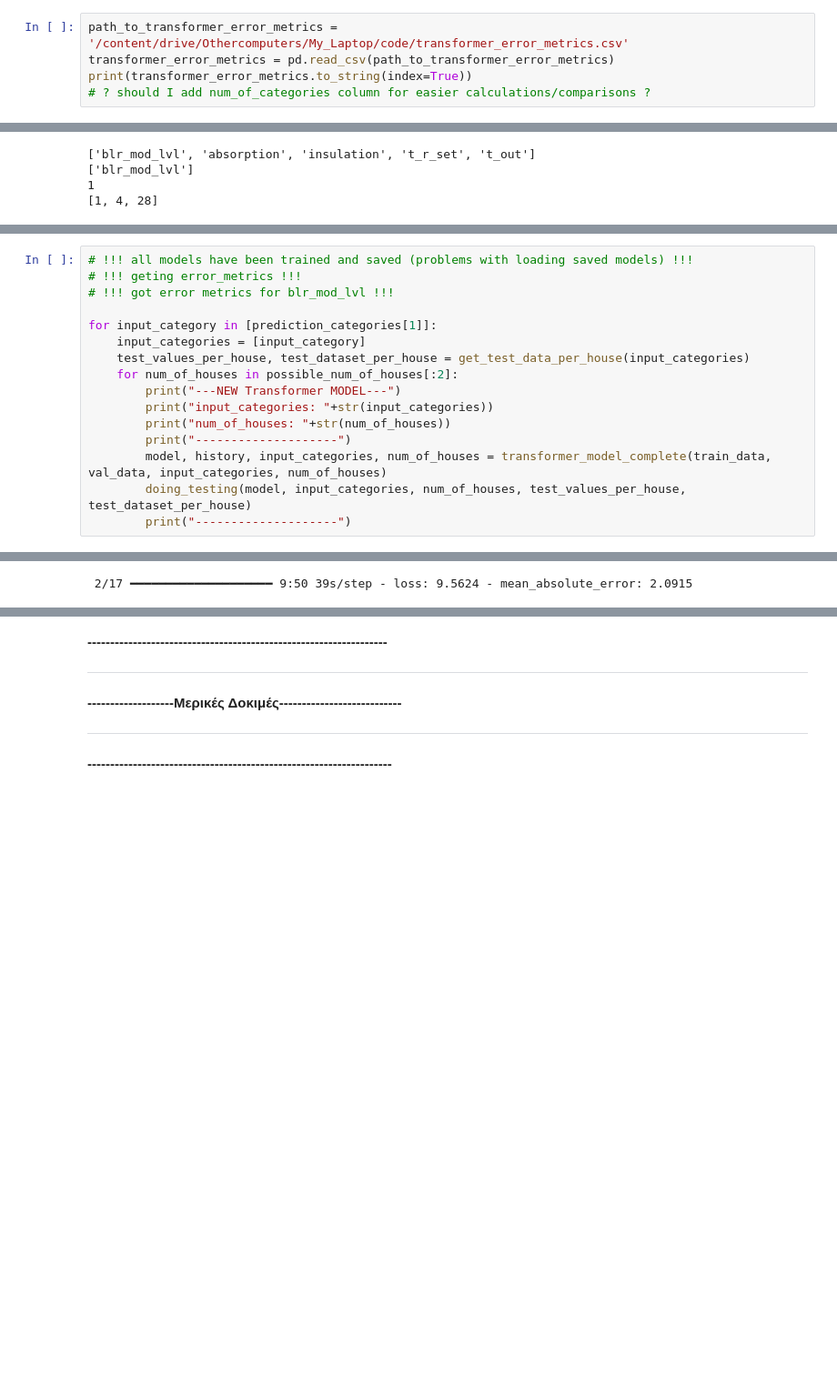
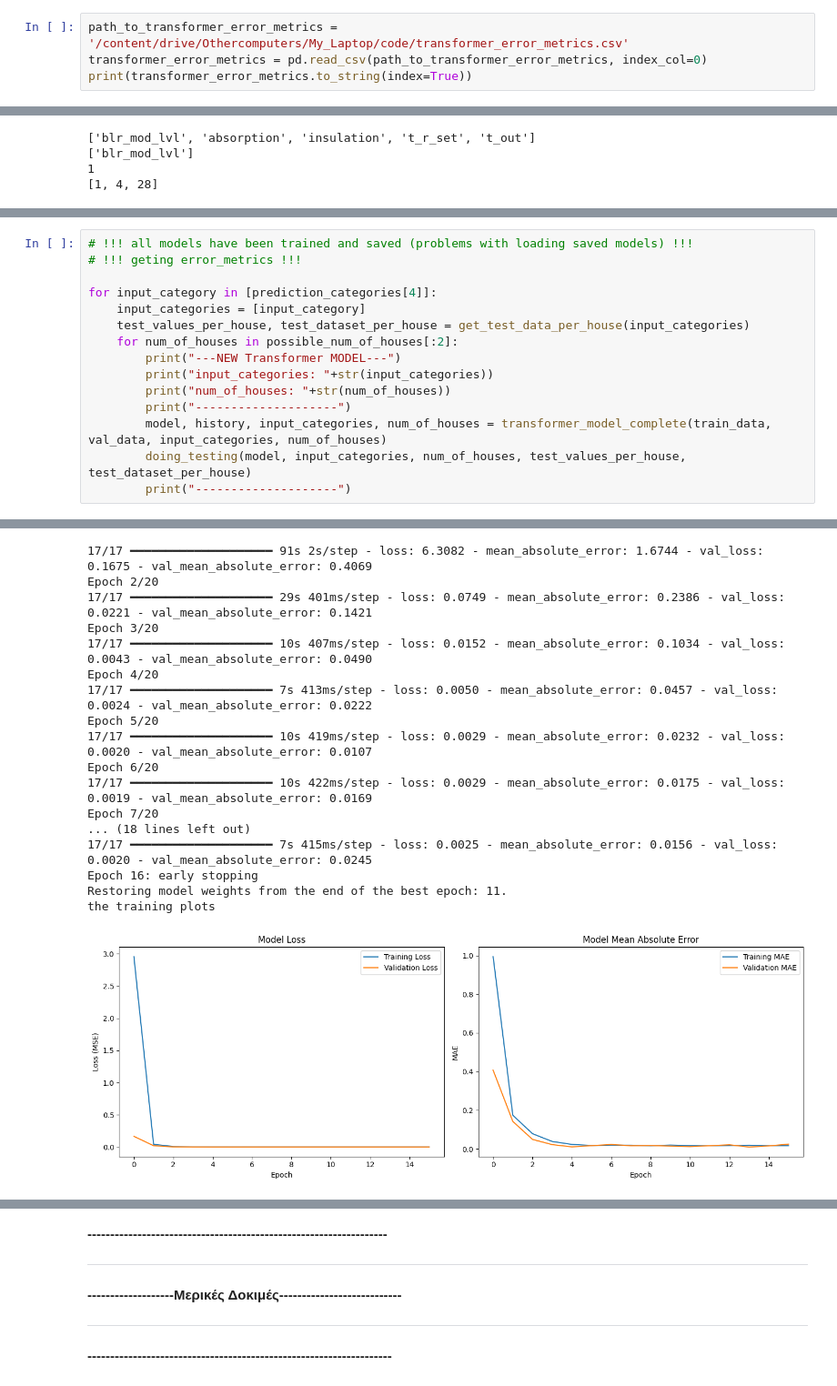
Before and after one commit to GeorgiosKalaras/boilers, a Jupyter notebook: code/processing_data.ipynb, the cells around one changed output, grey strips where cells are left out. Shown: that part at 91% size. Drawn from its saved outputs; the diff is of its cells as text; blank space fills up the shorter version.

Commit message:
error metrics calculations, display

```diff
--- a/code/processing_data.ipynb
+++ b/code/processing_data.ipynb
@@ -588,9 +588,8 @@ def update_transformer_error_metrics(new_house_df, model_name, path_to_transform
     return transformer_error_metrics
 # %%
 path_to_transformer_error_metrics = '/content/drive/Othercomputers/My_Laptop/code/transformer_error_metrics.csv'
-transformer_error_metrics = pd.read_csv(path_to_transformer_error_metrics)
+transformer_error_metrics = pd.read_csv(path_to_transformer_error_metrics, index_col=0)
 print(transformer_error_metrics.to_string(index=True))
-# ? should I add num_of_categories column for easier calculations/comparisons ?
 # %% [output]
                           Unnamed: 0   categories  num_of_houses  MAE_relevant_houses  MSE_relevant_houses  RMSE_relevant_houses  R2_relevant_houses  MAE_all_houses  MSE_all_houses  RMSE_all_houses  R ...
 0   transformer_blr_mod_lvl_houses_1  blr_mod_lvl              1             1.182187            12.565918              3.544844           -0.029515        2.100211       45.761288         6.152578    ...
@@ -657,9 +662,8 @@ absorption
 # %%
 # !!! all models have been trained and saved (problems with loading saved models) !!!
 # !!! geting error_metrics !!!
-# !!! got error metrics for blr_mod_lvl !!!
 
-for input_category in [prediction_categories[1]]:
+for input_category in [prediction_categories[4]]:
     input_categories = [input_category]
     test_values_per_house, test_dataset_per_house = get_test_data_per_house(input_categories)
     for num_of_houses in possible_num_of_houses[:2]:
@@ -676,14 +680,31 @@ input_categories: ['absorption']
 num_of_houses: 1
 --------------------
 splitting data
 getting datasets
 printing shapes and getting num_of_categories
 (134, 1440, 1)
 (134, 1440)
 (33, 1440, 1)
 (33, 1440)
 Number of categories for prediction: 1
 making transformer model
 training transformer model
 Epoch 1/20
- 2/17 ━━━━━━━━━━━━━━━━━━━━ 9:50 39s/step - loss: 9.5624 - mean_absolute_error: 2.0915
+17/17 ━━━━━━━━━━━━━━━━━━━━ 91s 2s/step - loss: 6.3082 - mean_absolute_error: 1.6744 - val_loss: 0.1675 - val_mean_absolute_error: 0.4069
+Epoch 2/20
+17/17 ━━━━━━━━━━━━━━━━━━━━ 29s 401ms/step - loss: 0.0749 - mean_absolute_error: 0.2386 - val_loss: 0.0221 - val_mean_absolute_error: 0.1421
+Epoch 3/20
+17/17 ━━━━━━━━━━━━━━━━━━━━ 10s 407ms/step - loss: 0.0152 - mean_absolute_error: 0.1034 - val_loss: 0.0043 - val_mean_absolute_error: 0.0490
+Epoch 4/20
+17/17 ━━━━━━━━━━━━━━━━━━━━ 7s 413ms/step - loss: 0.0050 - mean_absolute_error: 0.0457 - val_loss: 0.0024 - val_mean_absolute_error: 0.0222
+Epoch 5/20
+17/17 ━━━━━━━━━━━━━━━━━━━━ 10s 419ms/step - loss: 0.0029 - mean_absolute_error: 0.0232 - val_loss: 0.0020 - val_mean_absolute_error: 0.0107
+Epoch 6/20
+17/17 ━━━━━━━━━━━━━━━━━━━━ 10s 422ms/step - loss: 0.0029 - mean_absolute_error: 0.0175 - val_loss: 0.0019 - val_mean_absolute_error: 0.0169
+Epoch 7/20
+... (18 lines left out)
+17/17 ━━━━━━━━━━━━━━━━━━━━ 7s 415ms/step - loss: 0.0025 - mean_absolute_error: 0.0156 - val_loss: 0.0020 - val_mean_absolute_error: 0.0245
+Epoch 16: early stopping
+Restoring model weights from the end of the best epoch: 11.
+the training plots
+[figure, added]
```
Also changed, not shown: parts of 3 cells of this notebook, 2 other files.
